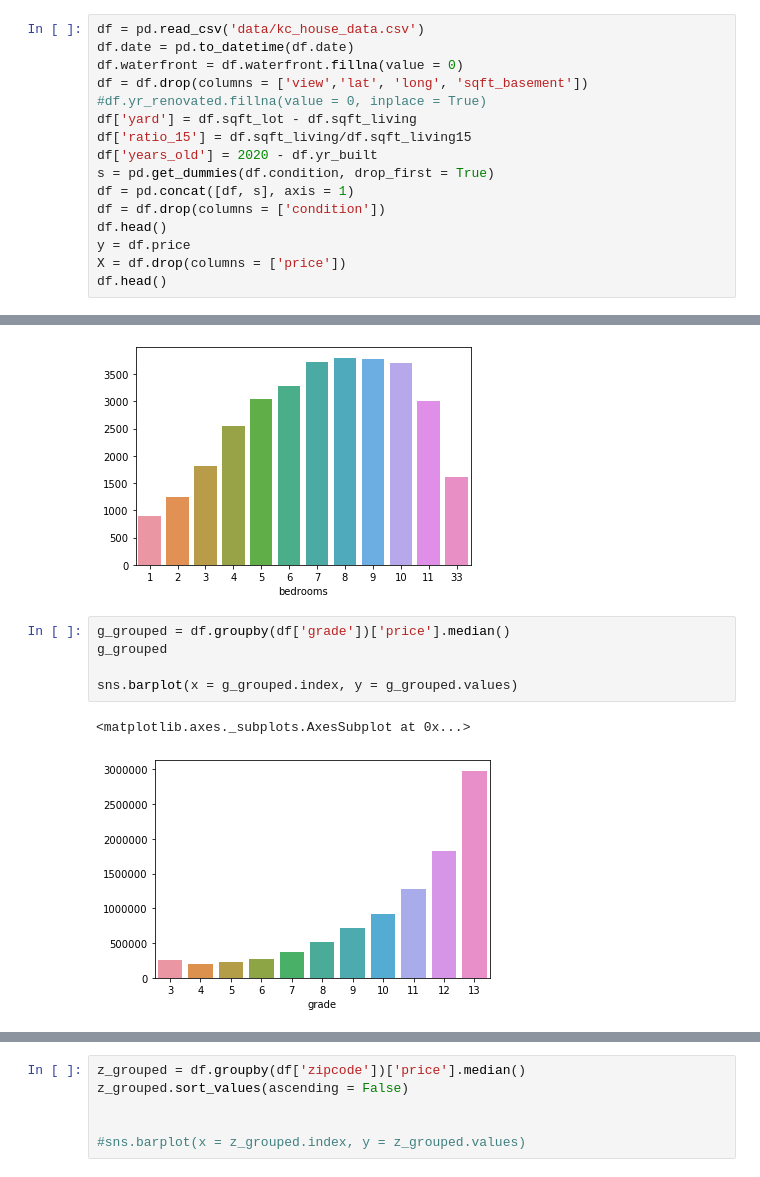
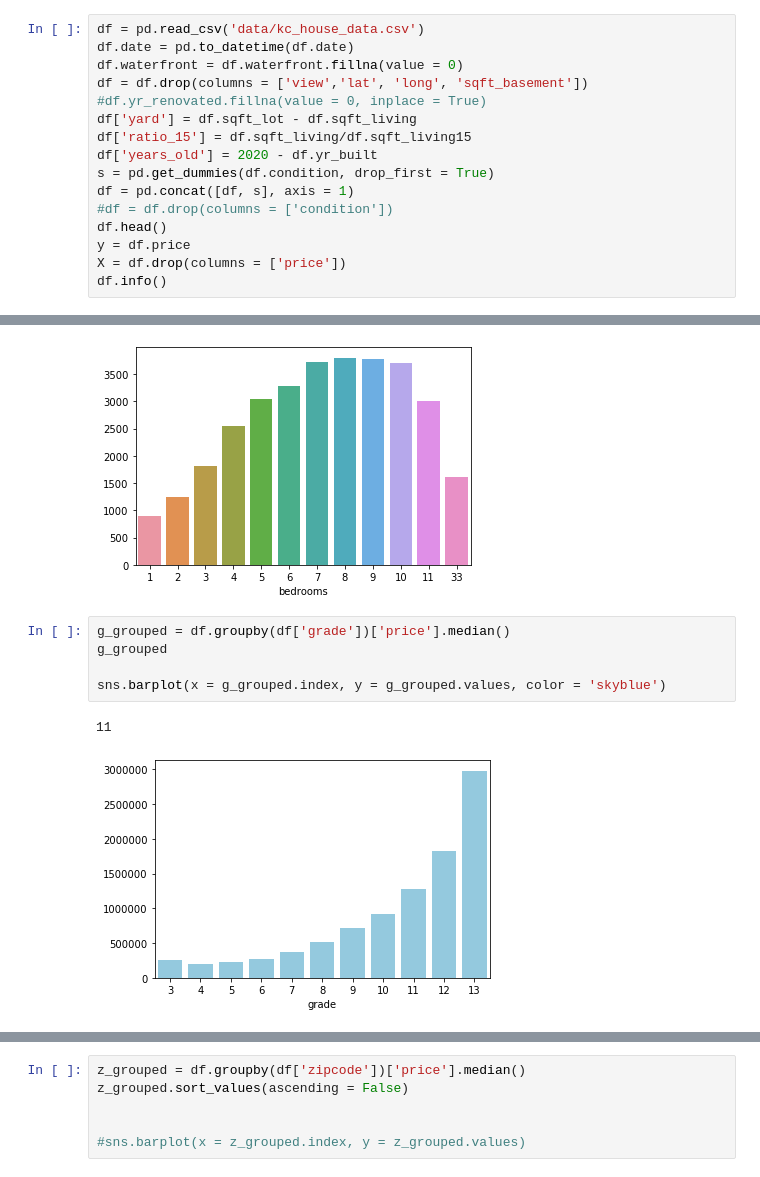
Before and after one commit to griffinhundley/predicting-housing-prices, a Jupyter notebook: LHP.ipynb, the cells around one changed output, grey strips where cells are left out. Drawn from its saved outputs; the diff is of its cells as text.

```diff
--- a/LHP.ipynb
+++ b/LHP.ipynb
@@ -21,9 +21,9 @@ df['ratio_15'] = df.sqft_living/df.sqft_living15
 df['years_old'] = 2020 - df.yr_built
 s = pd.get_dummies(df.condition, drop_first = True)
 df = pd.concat([df, s], axis = 1)
-df = df.drop(columns = ['condition'])
+#df = df.drop(columns = ['condition'])
 df.head()
 y = df.price
 X = df.drop(columns = ['price'])
-df.head()
+df.info()
 # %% [output]
@@ -100,8 +108,8 @@ sns.barplot(x = bedrooms_grouped.index, y = bedrooms_grouped.values)
 # %%
 g_grouped = df.groupby(df['grade'])['price'].median()
 g_grouped
 
-sns.barplot(x = g_grouped.index, y = g_grouped.values)
+sns.barplot(x = g_grouped.index, y = g_grouped.values, color = 'skyblue')
 # %% [output]
-<matplotlib.axes._subplots.AxesSubplot at 0x...>
+11
-[figure, old version]
+[figure, new version]
```
Also changed, not shown: parts of 6 cells of this notebook.
